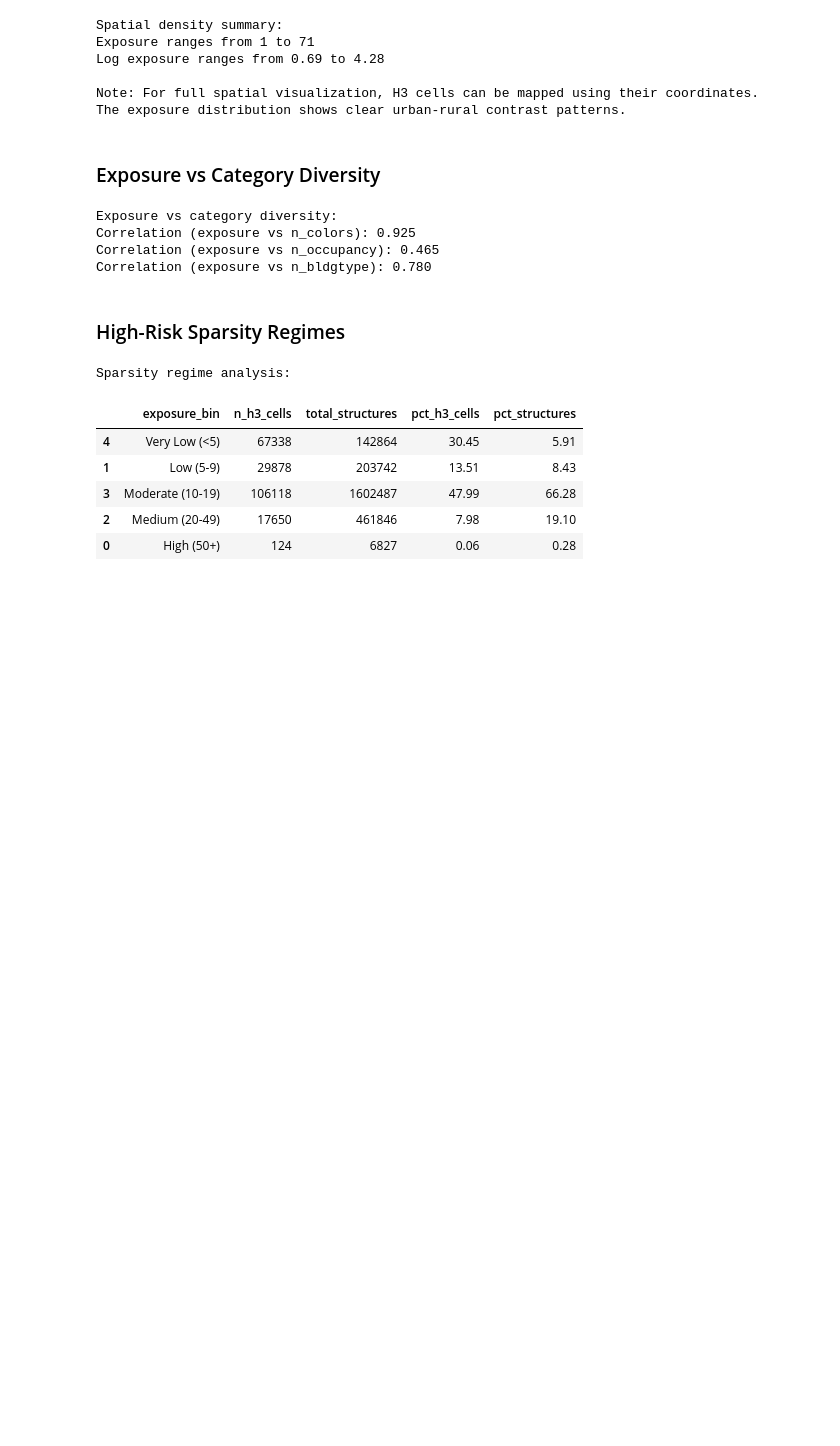
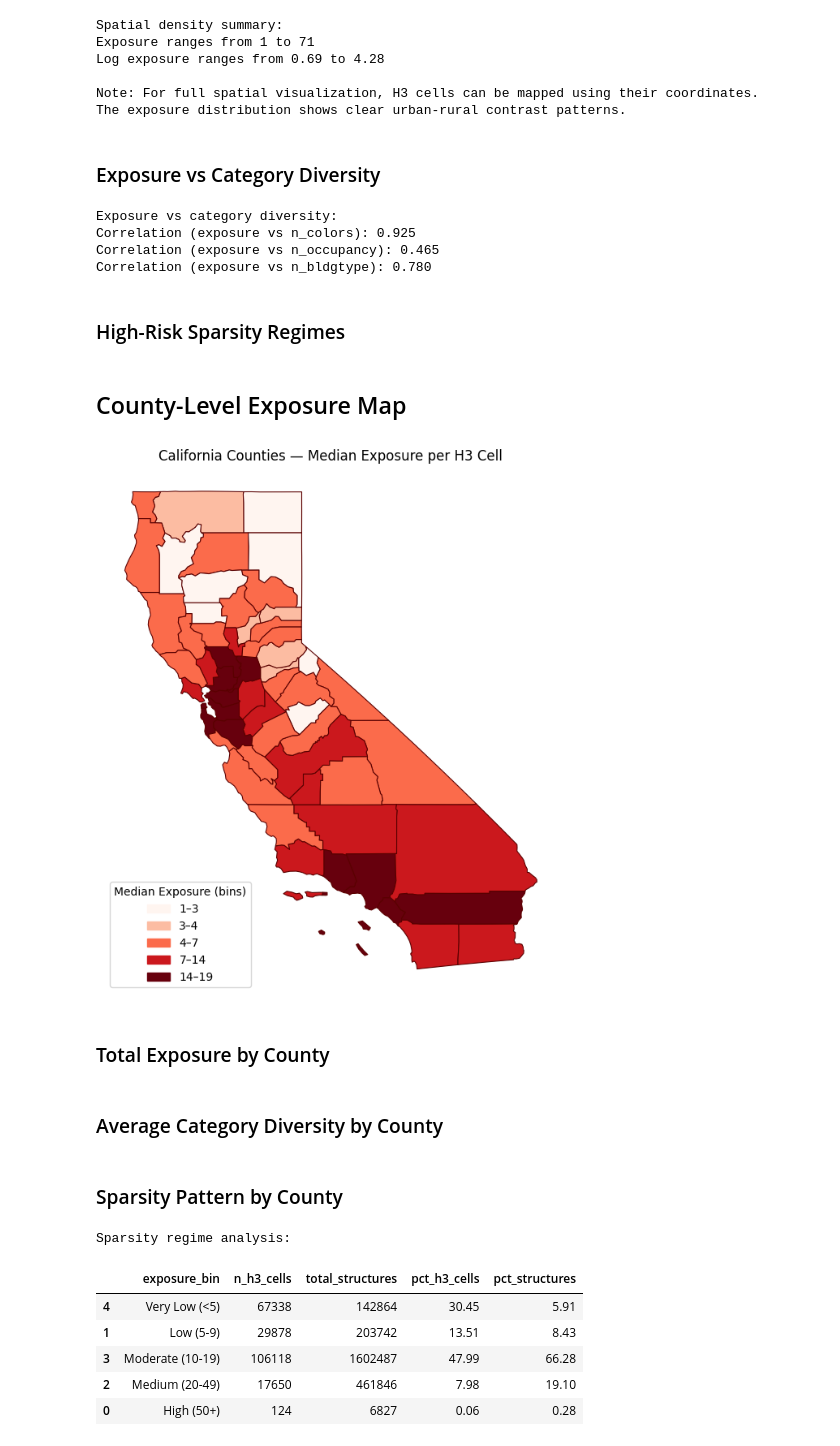
Before and after one commit to SatrunsDream/Wildfire-Property-Intelligence, a Jupyter notebook: notebooks/eda/02_exposure_density_sparsity.ipynb, the cells around one changed output. Drawn from its saved outputs; the diff is of its cells as text; code cells hidden in the pictures; blank space fills up the shorter version.

Commit message:
maps per exposure

```diff
--- a/notebooks/eda/02_exposure_density_sparsity.ipynb
+++ b/notebooks/eda/02_exposure_density_sparsity.ipynb
@@ -231,3 +234,55 @@ Correlation (exposure vs n_occupancy): 0.465
 Correlation (exposure vs n_bldgtype): 0.780
 # %% [markdown]
 ### High-Risk Sparsity Regimes
+# %% [markdown]
+## County-Level Exposure Map
+# %%
+df_county = county_stats.copy()
+df_county['county_fips'] = df_county['county_fips'].astype(int).astype(str).str.zfill(5)
+
+counties = gpd.read_file("https://www2.census.gov/geo/tiger/GENZ2020/shp/cb_2020_us_county_20m.zip")
+counties_ca = counties[counties["STATEFP"] == "06"].copy()
+counties_ca["county_fips"] = counties_ca["GEOID"]
+
+gdf_county = counties_ca.merge(df_county, on="county_fips", how="left")
+
+breaks = [1.0, 3.0, 4.0, 7.0, 14.0, 19.0]
+labels = ["1–3", "3–4", "4–7", "7–14", "14–19"]
+
+fig, ax = plt.subplots(figsize=(7, 7))
+cmap = get_cmap("Reds")
+norm = BoundaryNorm(breaks, ncolors=cmap.N, clip=True)
+
+gdf_county.plot(
+    column="median_exposure",
+    cmap=cmap,
+    norm=norm,
+    linewidth=0.8,
+    edgecolor="#5a0000",
+    ax=ax,
+    missing_kwds={"color": "#f0f0f0", "label": "No data"},
+)
+
+ax.set_axis_off()
+ax.set_title("California Counties — Median Exposure per H3 Cell", fontsize=12)
+
+patches = []
+for i, lab in enumerate(labels):
+    lo, hi = breaks[i], breaks[i+1]
+    sample = (lo + hi) / 2
+    patches.append(mpatches.Patch(color=cmap(norm(sample)), label=lab))
+
+ax.legend(
+    handles=patches,
+    title="Median Exposure (bins)",
+    loc="lower left",
+    frameon=True
+)
+
+plt.tight_layout()
+plt.savefig(FIGURES_DIR / 'eda_exposure_by_county_map.png', dpi=150, bbox_inches='tight')
+plt.show()
+# %% [output]
+[figure, added]
+# %% [markdown]
+### Total Exposure by County
@@ -233,0 +335,2 @@ Correlation (exposure vs n_bldgtype): 0.780
+# %% [markdown]
+### Average Category Diversity by County
@@ -233,0 +392,2 @@ Correlation (exposure vs n_bldgtype): 0.780
+# %% [markdown]
+### Sparsity Pattern by County
```
Also changed, not shown: parts of 10 cells of this notebook, 9 other files.
